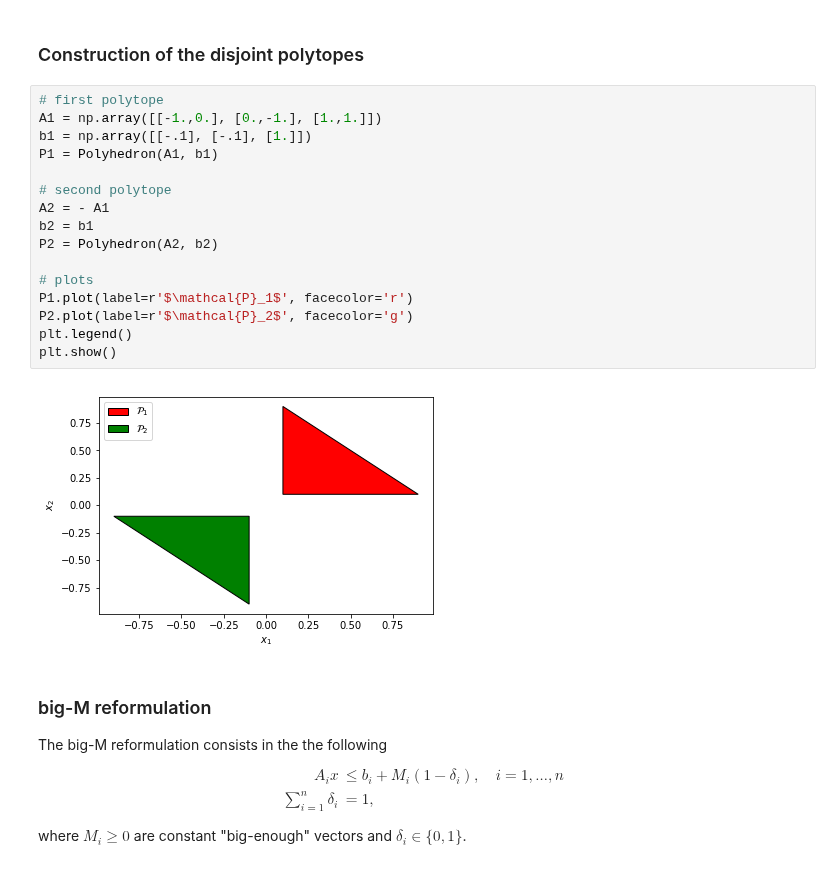
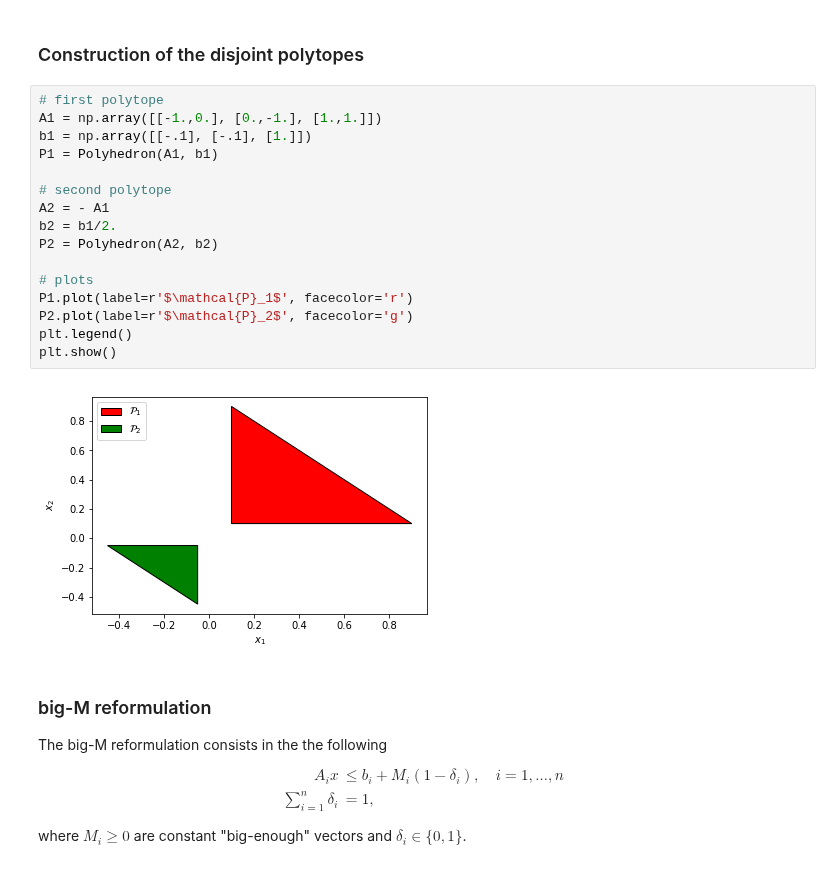
Before and after one commit to TobiaMarcucci/pympc, a Jupyter notebook: examples/disjunctive_inequalities.ipynb, the cells around one changed output. Drawn from its saved outputs; the diff is of its cells as text.

```diff
--- a/examples/disjunctive_inequalities.ipynb
+++ b/examples/disjunctive_inequalities.ipynb
@@ -29,21 +29,21 @@ from pympc.geometry.polyhedron import Polyhedron
 # %%
 # first polytope
 A1 = np.array([[-1.,0.], [0.,-1.], [1.,1.]])
 b1 = np.array([[-.1], [-.1], [1.]])
 P1 = Polyhedron(A1, b1)
 
 # second polytope
 A2 = - A1
-b2 = b1
+b2 = b1/2.
 P2 = Polyhedron(A2, b2)
 
 # plots
 P1.plot(label=r'$\mathcal{P}_1$', facecolor='r')
 P2.plot(label=r'$\mathcal{P}_2$', facecolor='g')
 plt.legend()
 plt.show()
 # %% [output]
-[figure, old version]
+[figure, new version]
 # %% [markdown]
 ### big-M reformulation
 The big-M reformulation consists in the the following
```
Also changed, not shown: parts of 4 cells of this notebook.
